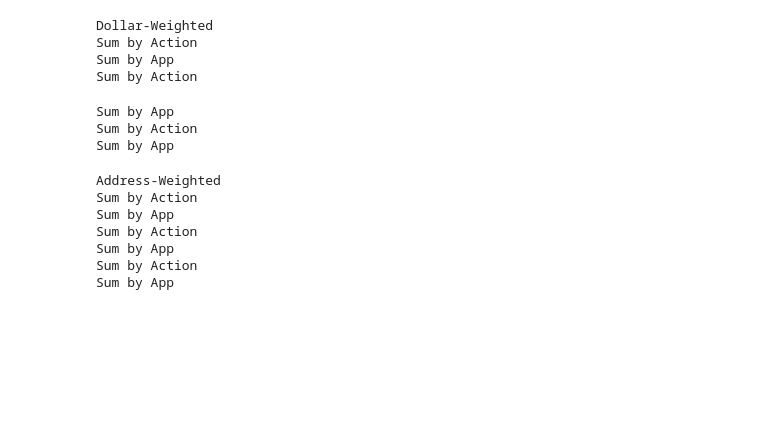
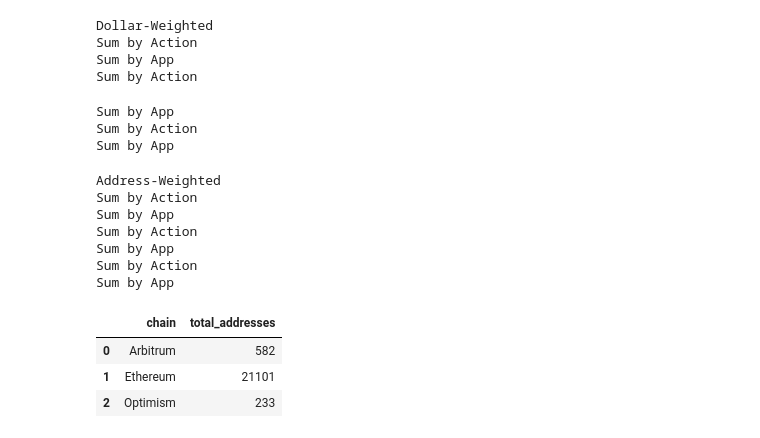
Before and after one commit to MSilb7/op_data, a Jupyter notebook: op_whale_actions.ipynb, the cells around one changed output. Drawn from its saved outputs; the diff is of its cells as text; code cells hidden in the pictures; blank space fills up the shorter version.

```diff
--- a/op_whale_actions.ipynb
+++ b/op_whale_actions.ipynb
@@ -374,5 +329,16 @@ Sum by Action
 Sum by App
 Sum by Action
 Sum by App
+# %%
+# Get uniques by chain
+df_uniques = df_merge.groupby(['chain'])['address'].nunique()
+df_uniques = df_uniques.reset_index()
+df_uniques=df_uniques.rename(columns={'address':'total_addresses'})
+df_uniques.head()
+# %% [output]
+|  | chain | total_addresses |
+| 0 | Arbitrum | 582 |
+| 1 | Ethereum | 21101 |
+| 2 | Optimism | 233 |
 # %%
 pd_export = pd.concat(dfs)
```
Also changed, not shown: parts of 10 cells of this notebook, 1 other file.
